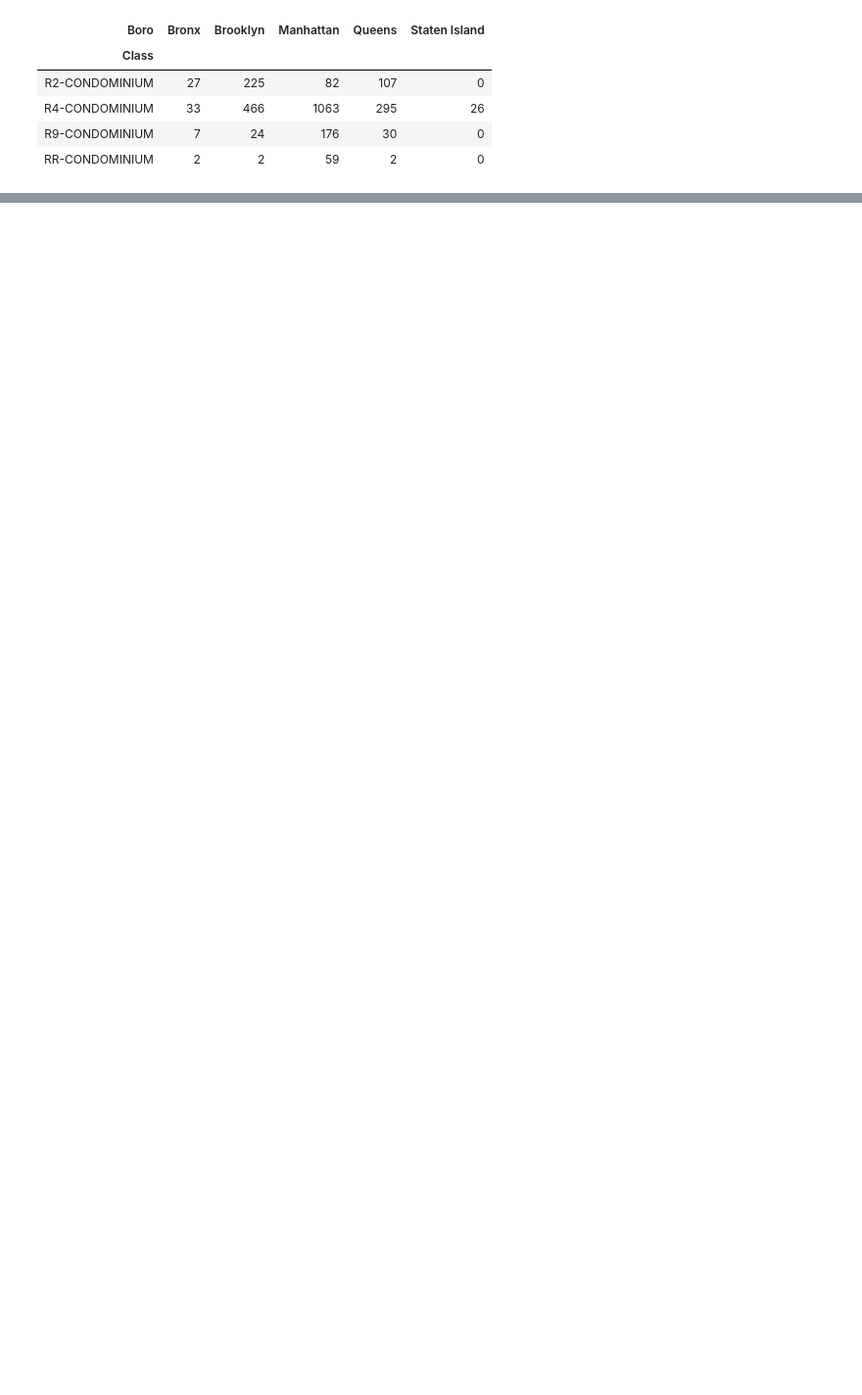
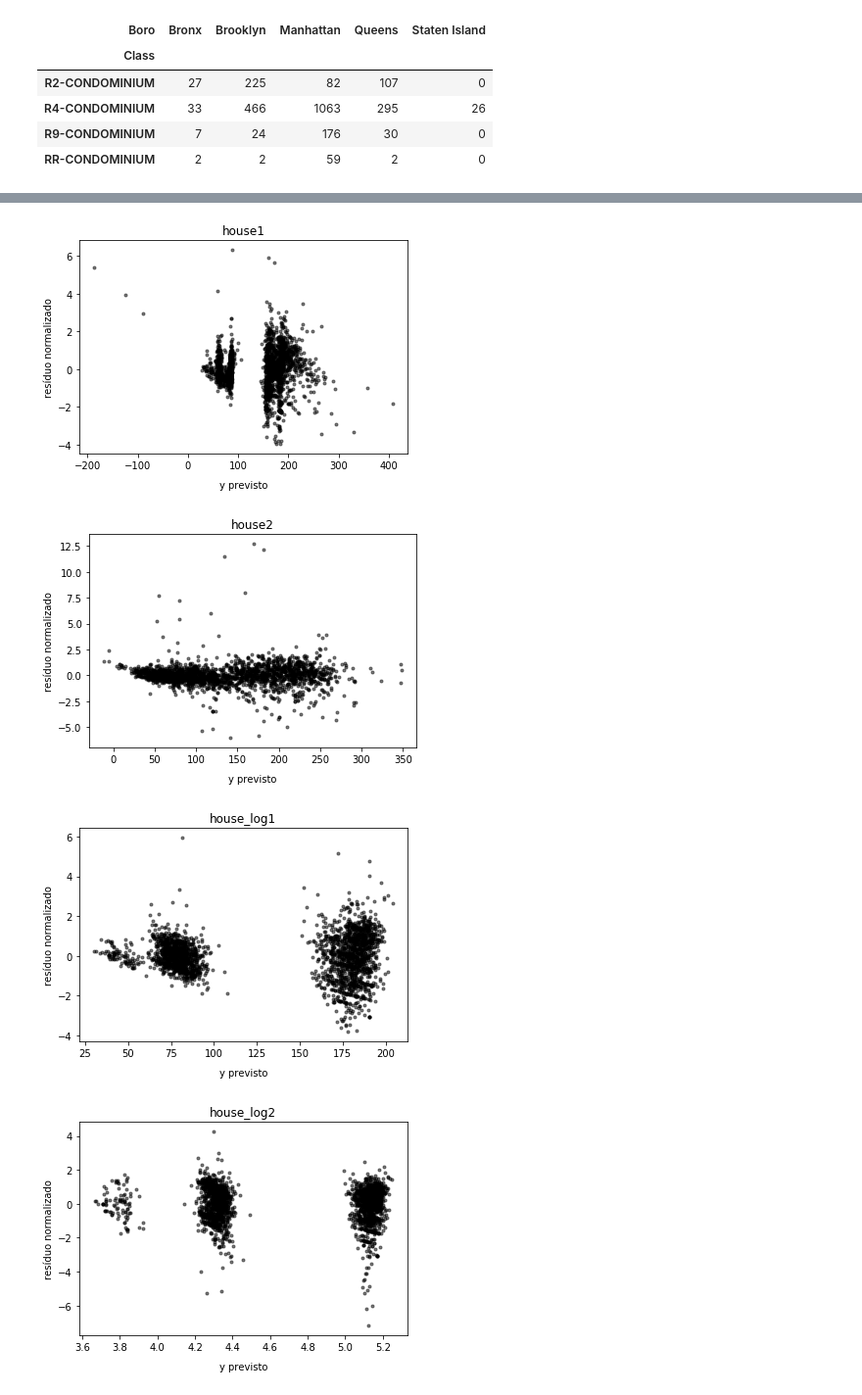
Before and after one commit to Jonathan-geo/Predicao_Regressao, a Jupyter notebook: trab_predicao_regress.ipynb, the cells around one changed output, grey strips where cells are left out. Shown: that part at 98% size. Cells and saved outputs as stored; diff of their text form; code cells hidden in the pictures; blank space fills up the shorter version.

```diff
--- a/trab_predicao_regress.ipynb
+++ b/trab_predicao_regress.ipynb
@@ -255,0 +256,3 @@ housing.shape
+# %%
+# renomeando as colunas do dataframe
+housing.columns = nomes_novos
@@ -476,0 +476,11 @@ OBS: Um dos critérios para se comparar modelos de regressão é o Akaike Inform
+# %%
+# criando as variáveis aplicando log
+housing['Units_log'] = np.log(housing['Units'])
+housing['SqFt_log'] = np.log(housing['SqFt'])
+housing['ValuePerSqFt_log'] = np.log(housing['ValuePerSqFt'])
+# %%
+# fitando os quatro modelos sugeridos
+house1 = smf.ols('ValuePerSqFt ~ Units + SqFt + YearBuilt + Income + C(Boro)', data=housing).fit()
+house2 = smf.ols('ValuePerSqFt ~ Units*SqFt + YearBuilt + IncomePerSqFt + Income + C(Boro)', data=housing).fit()
+house_log1 = smf.ols('ValuePerSqFt ~ Units_log + SqFt_log + C(Boro)', data=housing).fit()
+house_log2 = smf.ols('ValuePerSqFt_log ~ Units_log + SqFt_log + C(Boro)', data=housing).fit()
@@ -476,0 +503,3 @@ OBS: Um dos critérios para se comparar modelos de regressão é o Akaike Inform
+# %%
+lista = [house1, house2, house_log1, house_log2]
+strings = ['house1', 'house2', 'house_log1', 'house_log2']
@@ -476,0 +509,12 @@ OBS: Um dos critérios para se comparar modelos de regressão é o Akaike Inform
+# %%
+for i, j in zip(range(0, 4), range(0, 4)):
+    plt.figure()
+    plt.title(strings[j])
+    plt.scatter(lista[i].predict(), lista[i].resid_pearson, marker='.', alpha=.5, color='black')
+    plt.xlabel('y previsto', labelpad=10)
+    plt.ylabel('resíduo normalizado')
+# %% [output]
+[figure, added]
+[figure, added]
+[figure, added]
+[figure, added]
```
Also changed, not shown: parts of 29 cells of this notebook.
